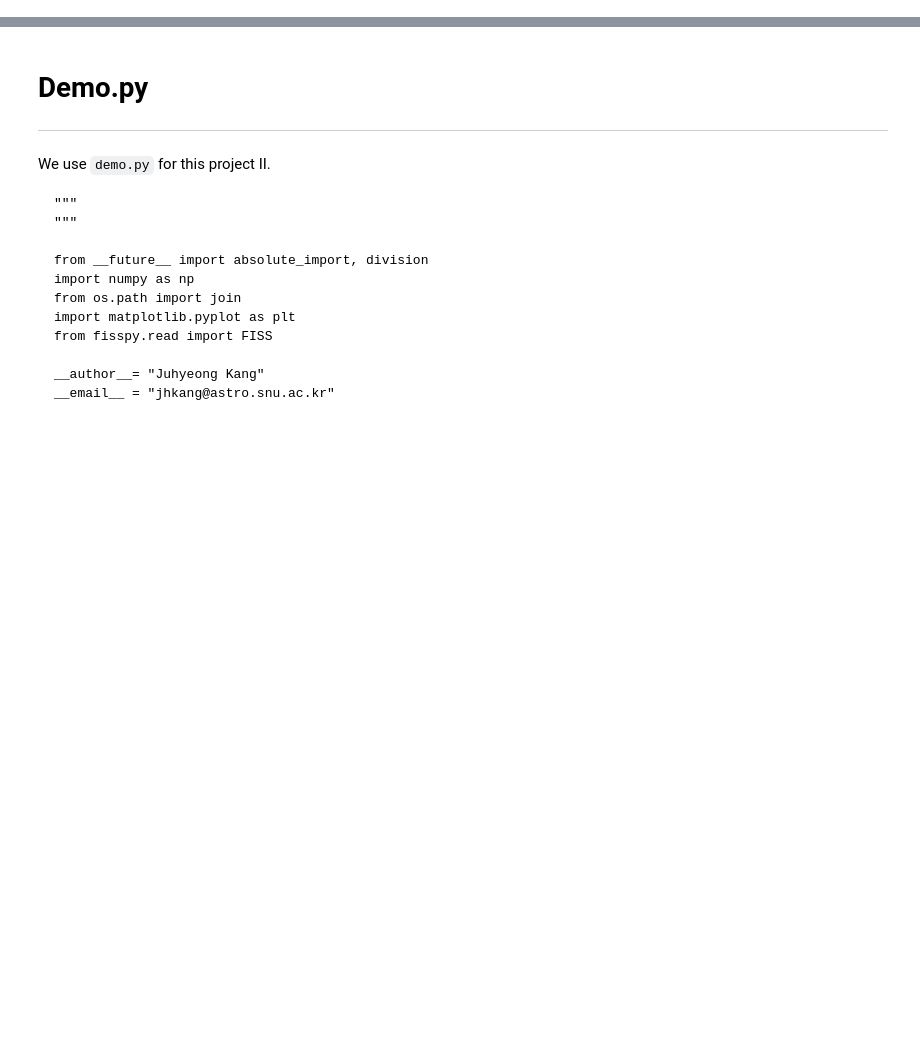
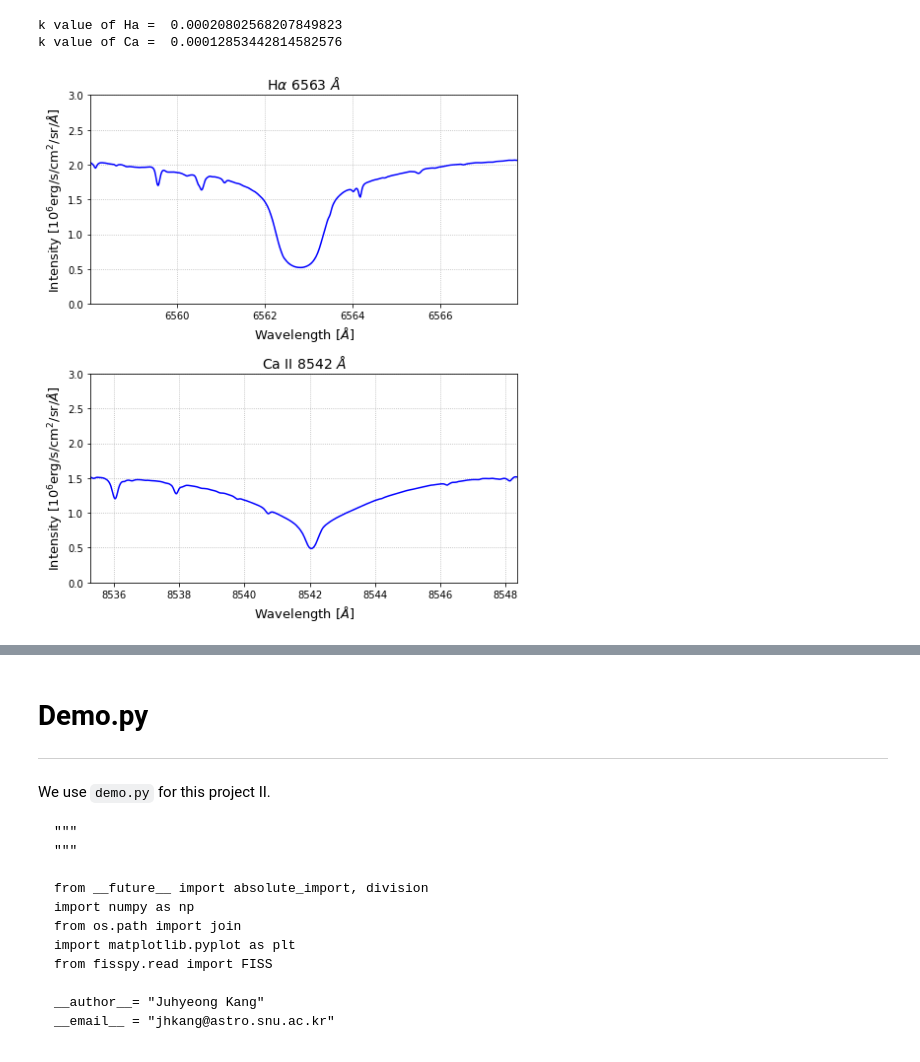
Before and after one commit to guidesk/lab2, a Jupyter notebook: lab_project_2.ipynb, the cells around one changed output, grey strips where cells are left out. Cells and saved outputs as stored; diff of their text form; code cells hidden in the pictures; blank space fills up the shorter version.

```diff
--- a/lab_project_2.ipynb
+++ b/lab_project_2.ipynb
@@ -0,0 +120,60 @@
+# %%
+# Interpolation function
+def interpolation(x, y, y_crit):
+    values = []
+    for i in range(len(x)):
+        if y[i] == y_crit:
+            value = x[i]
+            values.append(value)
+    for i in range(len(x)-1):
+        if (y[i+1] - y_crit)*(y[i] - y_crit) < 0:
+            value = x[i] + (y_crit - y[i])*(x[i+1] - x[i])/(y[i+1] - y[i])
+            values.append(value)
+
+    return sorted(values)
+# %%
+# Draw Specific Intensity with CGS unit
+
+# referring to Allen's Astronomical Quantities, the values of continuum intensity
+Ic_Ha = 2.41 # [1e6 erg/s/cm^2/str/A]
+Ic_Ca = 1.71 # [1e6 erg/s/cm^2/str/A]
+
+# calibrate intensity in CGS unit
+wv_ref_Ha = Ha.wvRef + 4.5
+wv_ref_Ca = Ca.wvRef + 4.5
+inten_ref_Ha = interpolation(Ha.refProfile, Ha.wv, wv_ref_Ha)
+inten_ref_Ca = interpolation(Ca.refProfile, Ca.wv, wv_ref_Ca)
+
+k_Ha = 0.85*Ic_Ha/inten_ref_Ha[0]
+k_Ca = 0.85*Ic_Ca/inten_ref_Ca[0]
+print('k value of Ha = ', k_Ha)
+print('k value of Ca = ', k_Ca)
+
+# set figures
+fig, ax = plt.subplots(2,1, figsize=(7,8))
+tsize = 14 #title size
+fsize = 13 #font size
+
+ax[0].plot(Ha.wv, Ha.refProfile*k_Ha, 'b')
+ax[0].set_xlim(Ha.wv.min(), Ha.wv.max())
+ax[0].set_ylim(0, 3)
+ax[0].set_title(r'H$\alpha$ 6563 $\AA$', fontsize=tsize)
+ax[0].set_xlabel(r'Wavelength [$\AA$]', fontsize=fsize)
+ax[0].set_ylabel(r'Intensity [$10^{6}$erg/s/cm$^{2}$/sr/$\AA$]', fontsize=fsize)
+ax[0].grid(ls=':')
+
+ax[1].plot(Ca.wv, Ca.refProfile*k_Ca, 'b')
+ax[1].set_xlim(Ca.wv.min(), Ca.wv.max())
+ax[1].set_ylim(0, 3)
+ax[1].set_title(r'Ca II 8542 $\AA$', fontsize=tsize)
+ax[1].set_xlabel(r'Wavelength [$\AA$]', fontsize=fsize)
+ax[1].set_ylabel(r'Intensity [$10^{6}$erg/s/cm$^{2}$/sr/$\AA$]', fontsize=fsize)
+ax[1].grid(ls=':')
+
+fig.tight_layout()
+#plt.savefig('.pdf', format='pdf', dpi=1000)
+plt.show()
+# %% [output]
+k value of Ha =  0.00020802568207849823
+k value of Ca =  0.00012853442814582576
+[figure, added]
```
Also changed, not shown: parts of 15 cells of this notebook.
